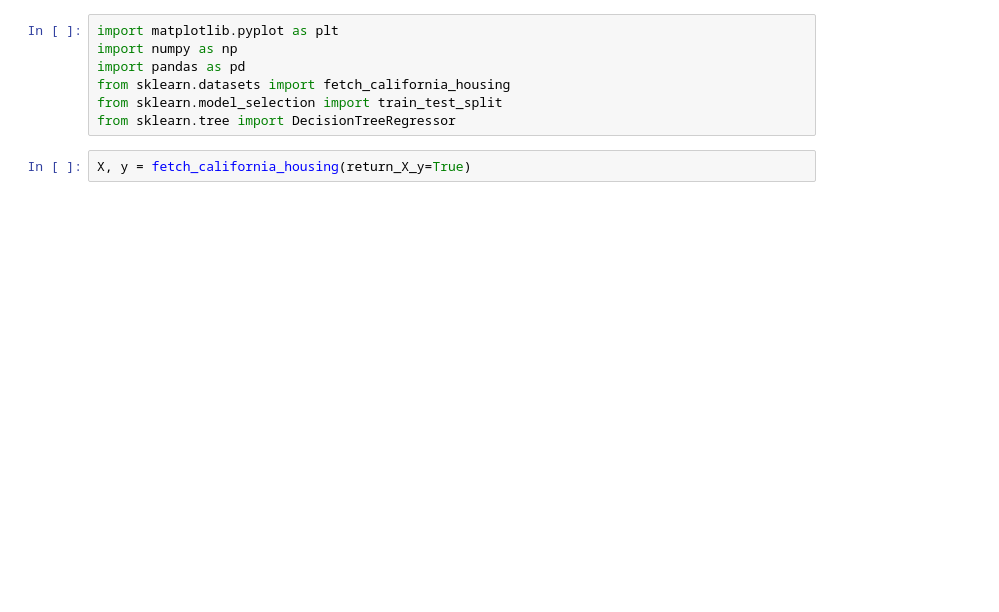
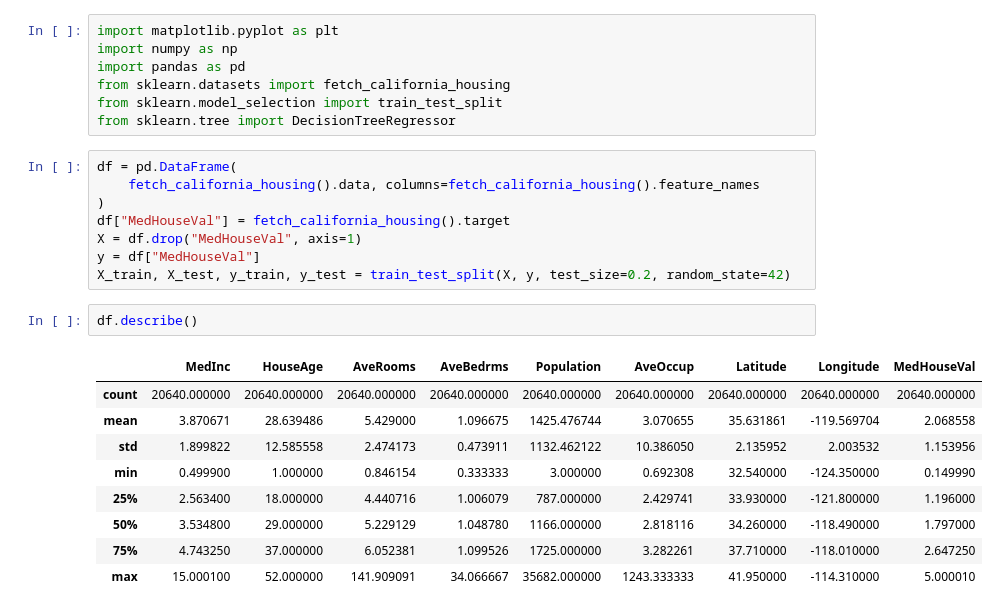
Before and after one commit to mynkaiml/Machine-learning-journey, a Jupyter notebook: Supervised Learning/Decision Trees/Decision_tree_regression.ipynb, the cells around one changed output. Drawn from its saved outputs; the diff is of its cells as text; blank space fills up the shorter version.

```diff
--- a/Supervised Learning/Decision Trees/Decision_tree_regression.ipynb
+++ b/Supervised Learning/Decision Trees/Decision_tree_regression.ipynb
@@ -6,4 +6,22 @@ from sklearn.datasets import fetch_california_housing
 from sklearn.model_selection import train_test_split
 from sklearn.tree import DecisionTreeRegressor
 # %%
-X, y = fetch_california_housing(return_X_y=True)
+df = pd.DataFrame(
+    fetch_california_housing().data, columns=fetch_california_housing().feature_names
+)
+df["MedHouseVal"] = fetch_california_housing().target
+X = df.drop("MedHouseVal", axis=1)
+y = df["MedHouseVal"]
+X_train, X_test, y_train, y_test = train_test_split(X, y, test_size=0.2, random_state=42)
+# %%
+df.describe()
+# %% [output]
+|  | MedInc | HouseAge | AveRooms | AveBedrms | Population | AveOccup | Latitude | Longitude | MedHouseVal |
+| count | 20640.000000 | 20640.000000 | 20640.000000 | 20640.000000 | 20640.000000 | 20640.000000 | 20640.000000 | 20640.000000 | 20640.000000 |
+| mean | 3.870671 | 28.639486 | 5.429000 | 1.096675 | 1425.476744 | 3.070655 | 35.631861 | -119.569704 | 2.068558 |
+| std | 1.899822 | 12.585558 | 2.474173 | 0.473911 | 1132.462122 | 10.386050 | 2.135952 | 2.003532 | 1.153956 |
+| min | 0.499900 | 1.000000 | 0.846154 | 0.333333 | 3.000000 | 0.692308 | 32.540000 | -124.350000 | 0.149990 |
+| 25% | 2.563400 | 18.000000 | 4.440716 | 1.006079 | 787.000000 | 2.429741 | 33.930000 | -121.800000 | 1.196000 |
+| 50% | 3.534800 | 29.000000 | 5.229129 | 1.048780 | 1166.000000 | 2.818116 | 34.260000 | -118.490000 | 1.797000 |
+| 75% | 4.743250 | 37.000000 | 6.052381 | 1.099526 | 1725.000000 | 3.282261 | 37.710000 | -118.010000 | 2.647250 |
+| max | 15.000100 | 52.000000 | 141.909091 | 34.066667 | 35682.000000 | 1243.333333 | 41.950000 | -114.310000 | 5.000010 |
```
Also changed, not shown: parts of 5 cells of this notebook, 5 other files.
